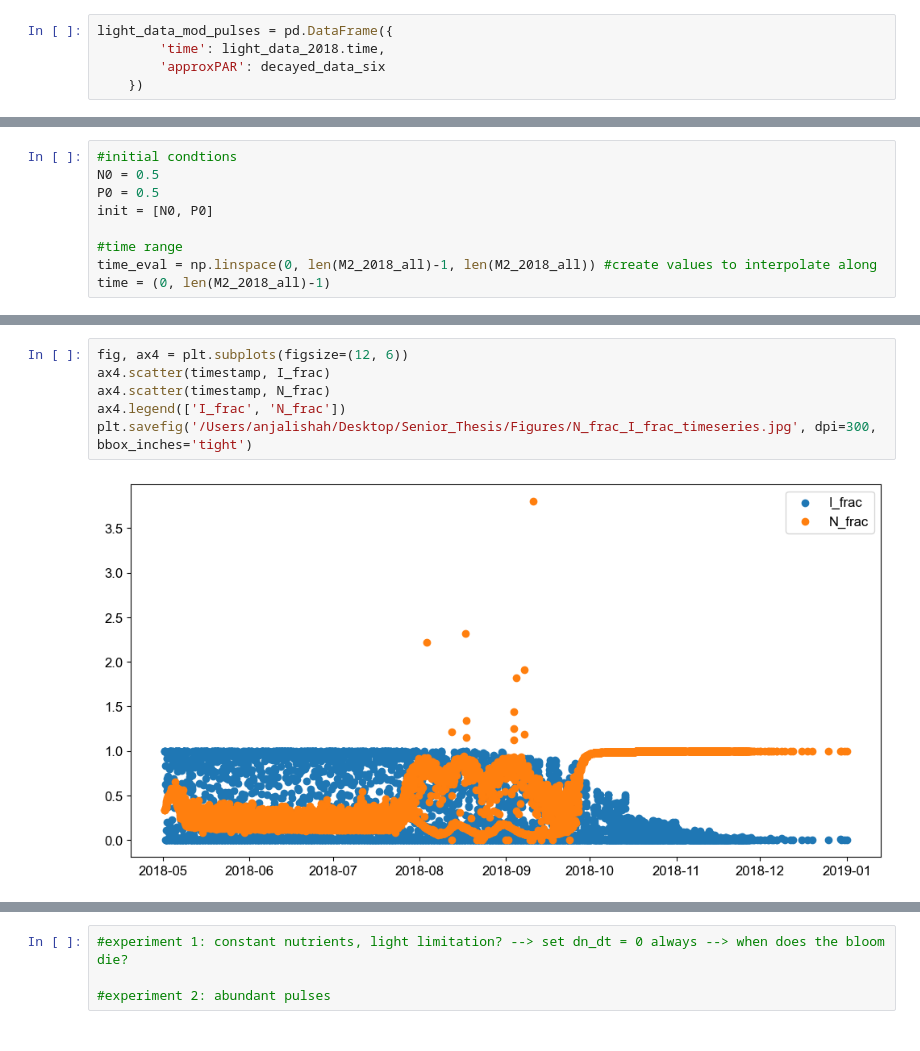
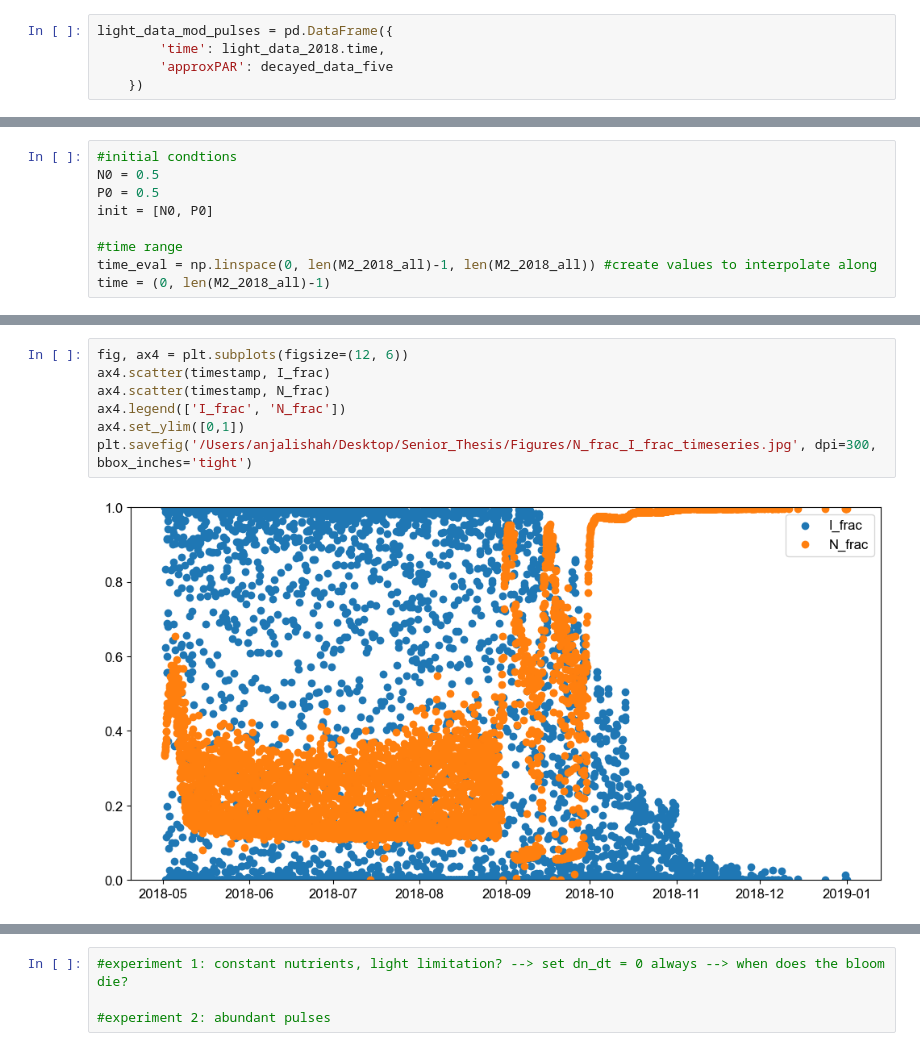
Before and after one commit to ashah1030/senior_thesis, a Jupyter notebook: NP_full_2018_model.ipynb, the cells around one changed output, grey strips where cells are left out. Cells and saved outputs as stored; diff of their text form.

```diff
--- a/NP_full_2018_model.ipynb
+++ b/NP_full_2018_model.ipynb
@@ -220,7 +245,7 @@ Text(0.5, 1.0, 'Cumulative Light Limitation (in response to pulses)')
 # %%
 light_data_mod_pulses = pd.DataFrame({
         'time': light_data_2018.time,
-        'approxPAR': decayed_data_six
+        'approxPAR': decayed_data_five
     })
 # %%
 print(light_data_mod_pulses['time'].dtype)
@@ -445,11 +473,12 @@ First negative value -0.002602074221705518 occurs at 3592
 # %%
 fig, ax4 = plt.subplots(figsize=(12, 6))
 ax4.scatter(timestamp, I_frac)
 ax4.scatter(timestamp, N_frac)
 ax4.legend(['I_frac', 'N_frac'])
+ax4.set_ylim([0,1])
 plt.savefig('/Users/anjalishah/Desktop/Senior_Thesis/Figures/N_frac_I_frac_timeseries.jpg', dpi=300, bbox_inches='tight')
 # %% [output]
-[figure, old version]
+[figure, new version]
 # %%
 I_frac = pd.Series(I_frac)
 N_frac = pd.Series(N_frac) #convert to series
```
Also changed, not shown: parts of 15 cells of this notebook.
